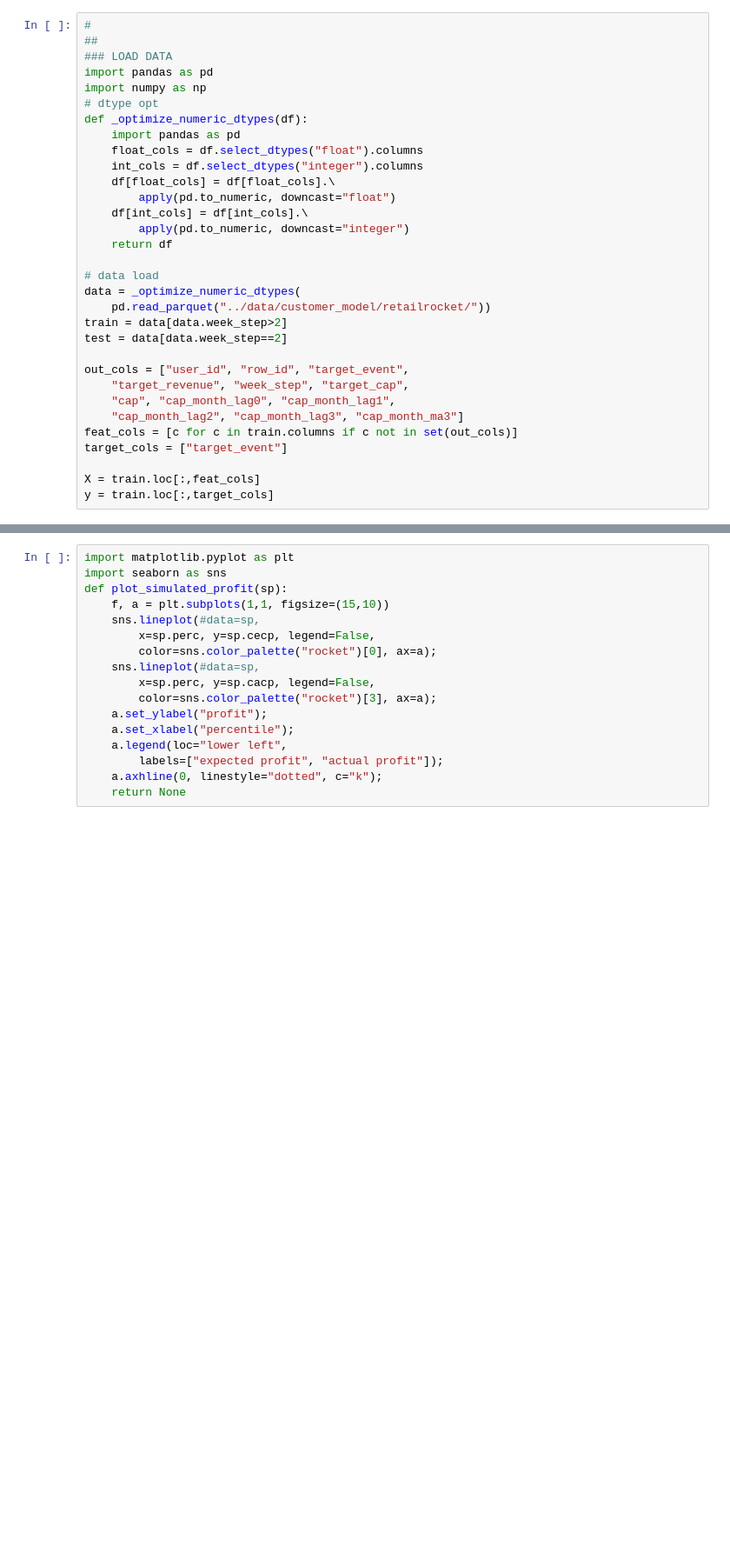
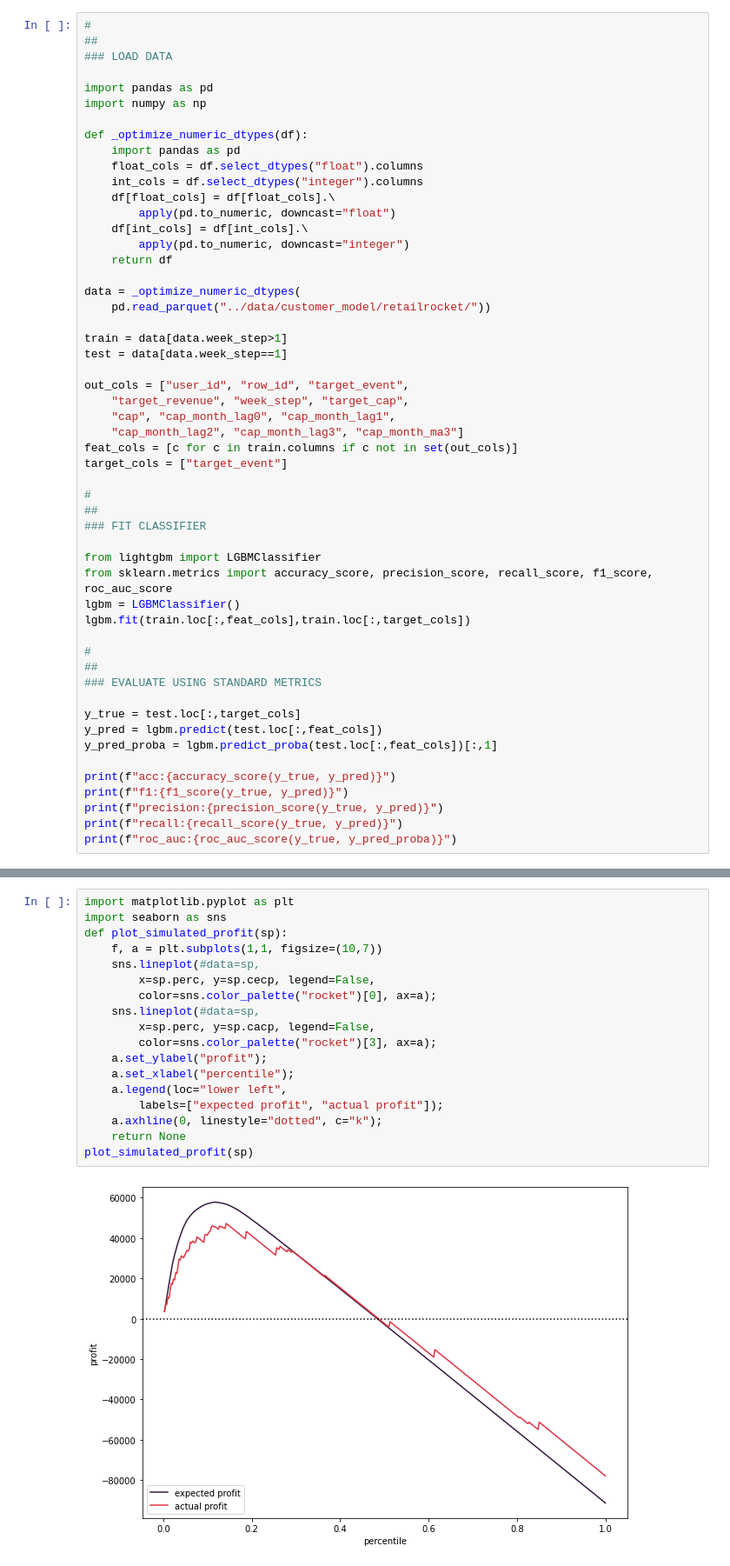
Before and after one commit to fridrichmrtn/churn-modeling, a Jupyter notebook: jupyters/campaign-profit.ipynb, the cells around one changed output, grey strips where cells are left out. Shown at 87% size. Drawn from its saved outputs; the diff is of its cells as text; blank space fills up the shorter version.

Commit message:
Add campaign profit notes

```diff
--- a/jupyters/campaign-profit.ipynb
+++ b/jupyters/campaign-profit.ipynb
@@ -41,9 +43,10 @@ This allows us to include heterogenous redemption rates and uncertainty into our
 #
 ##
 ### LOAD DATA
+
 import pandas as pd
 import numpy as np
-# dtype opt
+
 def _optimize_numeric_dtypes(df):
     import pandas as pd
     float_cols = df.select_dtypes("float").columns
@@ -54,11 +57,11 @@ def _optimize_numeric_dtypes(df):
         apply(pd.to_numeric, downcast="integer")
     return df
 
-# data load
 data = _optimize_numeric_dtypes(
     pd.read_parquet("../data/customer_model/retailrocket/"))
-train = data[data.week_step>2]
-test = data[data.week_step==2]
+
+train = data[data.week_step>1]
+test = data[data.week_step==1]
 
 out_cols = ["user_id", "row_id", "target_event",
     "target_revenue", "week_step", "target_cap",
@@ -67,5 +70,25 @@ out_cols = ["user_id", "row_id", "target_event",
 feat_cols = [c for c in train.columns if c not in set(out_cols)]
 target_cols = ["target_event"]
 
-X = train.loc[:,feat_cols]
-y = train.loc[:,target_cols]
+#
+##
+### FIT CLASSIFIER
+
+from lightgbm import LGBMClassifier
+from sklearn.metrics import accuracy_score, precision_score, recall_score, f1_score, roc_auc_score
+lgbm = LGBMClassifier()
+lgbm.fit(train.loc[:,feat_cols],train.loc[:,target_cols])
+
+#
+##
+### EVALUATE USING STANDARD METRICS
+
+y_true = test.loc[:,target_cols]
+y_pred = lgbm.predict(test.loc[:,feat_cols])
+y_pred_proba = lgbm.predict_proba(test.loc[:,feat_cols])[:,1]
+
+print(f"acc:{accuracy_score(y_true, y_pred)}")
+print(f"f1:{f1_score(y_true, y_pred)}")
+print(f"precision:{precision_score(y_true, y_pred)}")
+print(f"recall:{recall_score(y_true, y_pred)}")
+print(f"roc_auc:{roc_auc_score(y_true, y_pred_proba)}")
@@ -96,17 +155,20 @@ roc_auc:0.9556971627977545
 # %%
 import matplotlib.pyplot as plt
 import seaborn as sns
 def plot_simulated_profit(sp):
-    f, a = plt.subplots(1,1, figsize=(15,10))
+    f, a = plt.subplots(1,1, figsize=(10,7))
     sns.lineplot(#data=sp,
         x=sp.perc, y=sp.cecp, legend=False,
         color=sns.color_palette("rocket")[0], ax=a);
     sns.lineplot(#data=sp,
         x=sp.perc, y=sp.cacp, legend=False,
         color=sns.color_palette("rocket")[3], ax=a);
     a.set_ylabel("profit");
     a.set_xlabel("percentile");
     a.legend(loc="lower left",
         labels=["expected profit", "actual profit"]);
     a.axhline(0, linestyle="dotted", c="k");
     return None
+plot_simulated_profit(sp)
+# %% [output]
+[figure, added]
```
Also changed, not shown: parts of 6 cells of this notebook, 1 other file.
